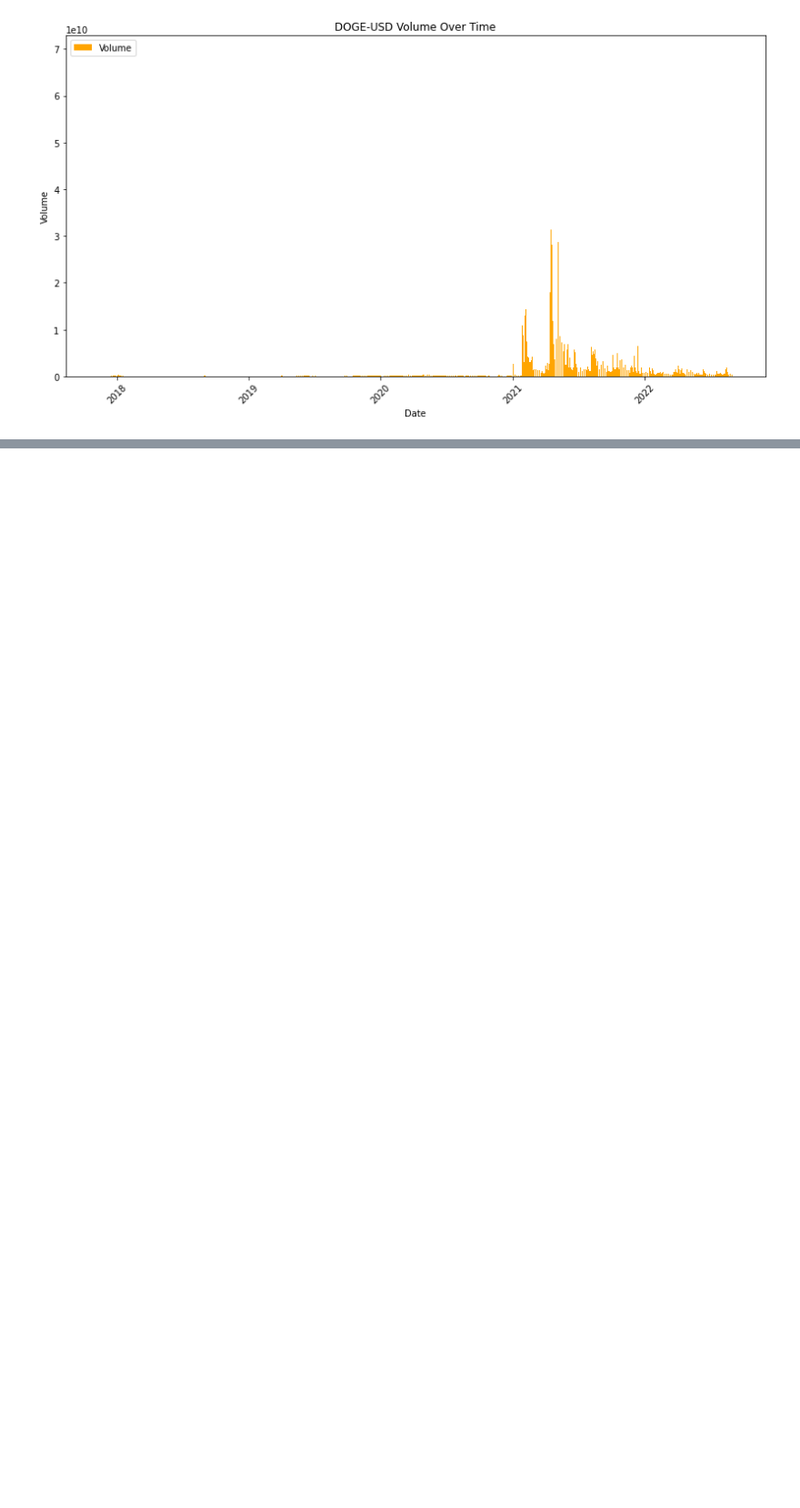
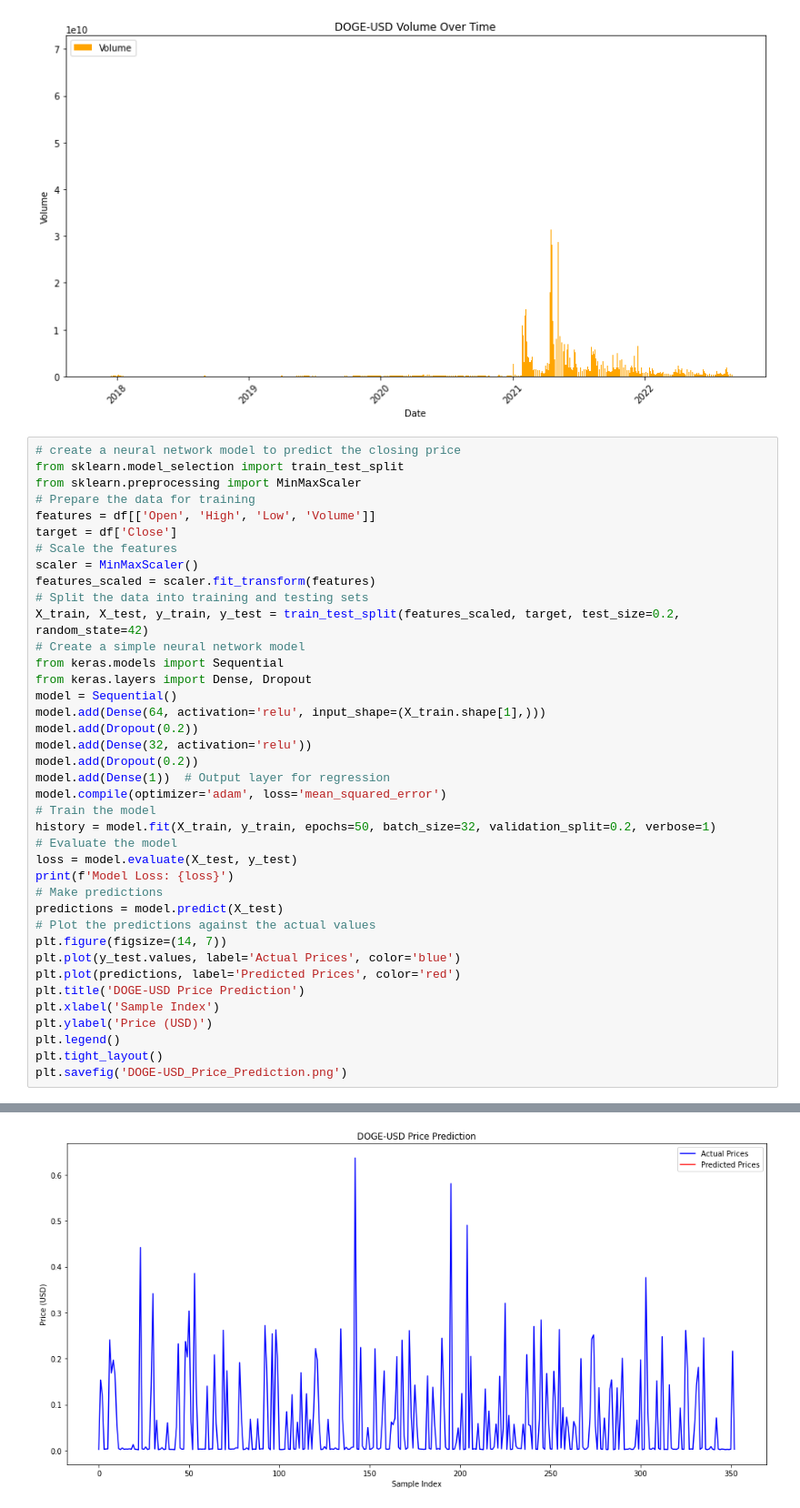
Before and after one commit to parekhrohan21/ml_analysis, a Jupyter notebook: doge_pred.ipynb, the cells around one changed output, grey strips where cells are left out. Shown: that part at 91% size. Cells and saved outputs as stored; diff of their text form; blank space fills up the shorter version.

Commit message:
Adding doge neural network

```diff
--- a/doge_pred.ipynb
+++ b/doge_pred.ipynb
@@ -64,3 +64,43 @@ plt.legend()
 <matplotlib.legend.Legend at 0x...>
 [figure]
 [figure]
+# %%
+# create a neural network model to predict the closing price
+from sklearn.model_selection import train_test_split
+from sklearn.preprocessing import MinMaxScaler
+# Prepare the data for training
+features = df[['Open', 'High', 'Low', 'Volume']]
+target = df['Close']
+# Scale the features
+scaler = MinMaxScaler()
+features_scaled = scaler.fit_transform(features)
+# Split the data into training and testing sets
+X_train, X_test, y_train, y_test = train_test_split(features_scaled, target, test_size=0.2, random_state=42)
+# Create a simple neural network model
+from keras.models import Sequential
+from keras.layers import Dense, Dropout
+model = Sequential()
+model.add(Dense(64, activation='relu', input_shape=(X_train.shape[1],)))
+model.add(Dropout(0.2))
+model.add(Dense(32, activation='relu'))
+model.add(Dropout(0.2))
+model.add(Dense(1))  # Output layer for regression
+model.compile(optimizer='adam', loss='mean_squared_error')
+# Train the model
+history = model.fit(X_train, y_train, epochs=50, batch_size=32, validation_split=0.2, verbose=1)
+# Evaluate the model
+loss = model.evaluate(X_test, y_test)
+print(f'Model Loss: {loss}')
+# Make predictions
+predictions = model.predict(X_test)
+# Plot the predictions against the actual values
+plt.figure(figsize=(14, 7))
+plt.plot(y_test.values, label='Actual Prices', color='blue')
+plt.plot(predictions, label='Predicted Prices', color='red')
+plt.title('DOGE-USD Price Prediction')
+plt.xlabel('Sample Index')
+plt.ylabel('Price (USD)')
+plt.legend()
+plt.tight_layout()
+plt.savefig('DOGE-USD_Price_Prediction.png')
+# %% [output]
@@ -66,0 +124 @@ plt.legend()
+[figure, added]
```
Also changed, not shown: parts of 1 cell of this notebook, 1 other file.
